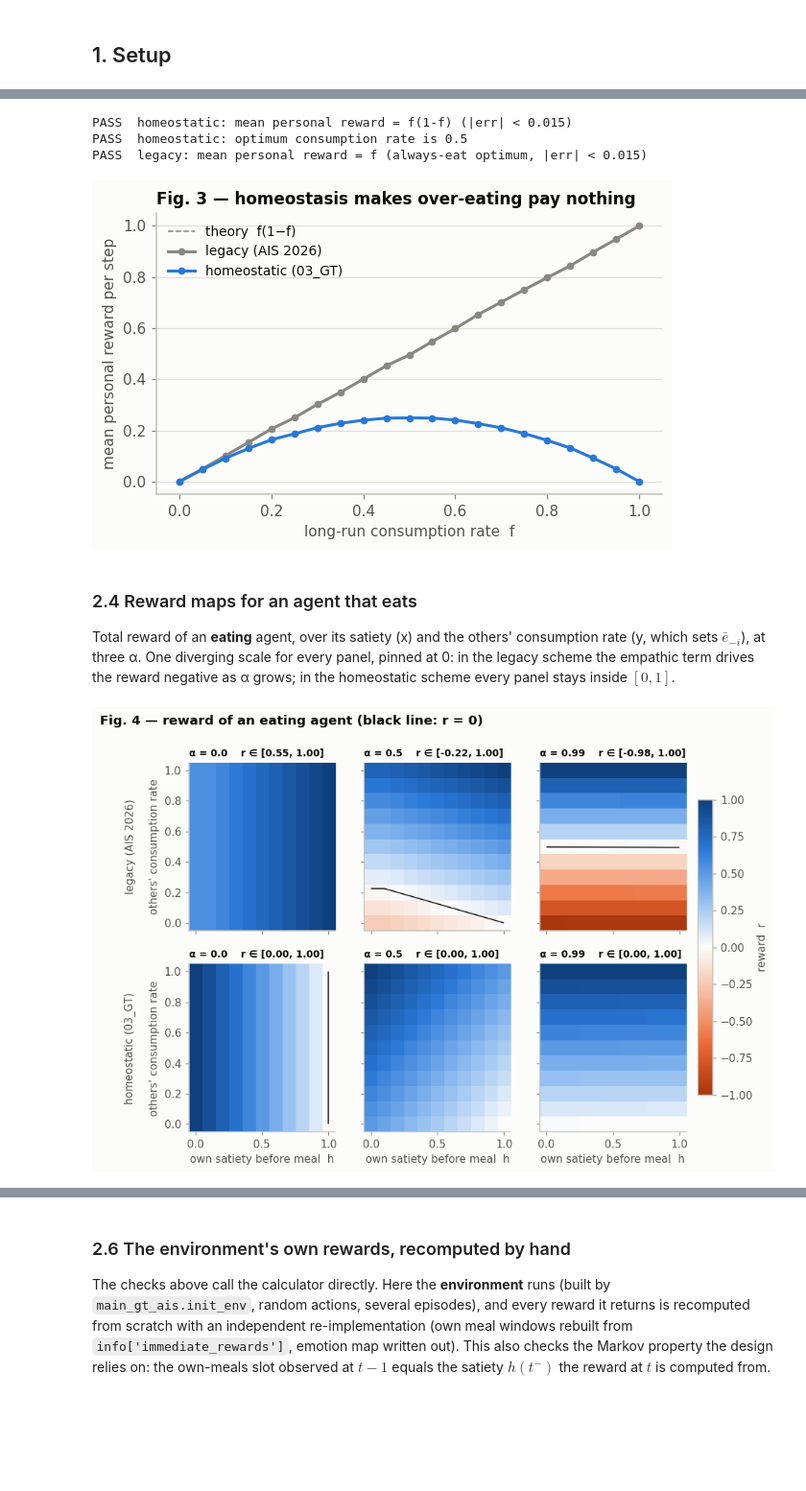
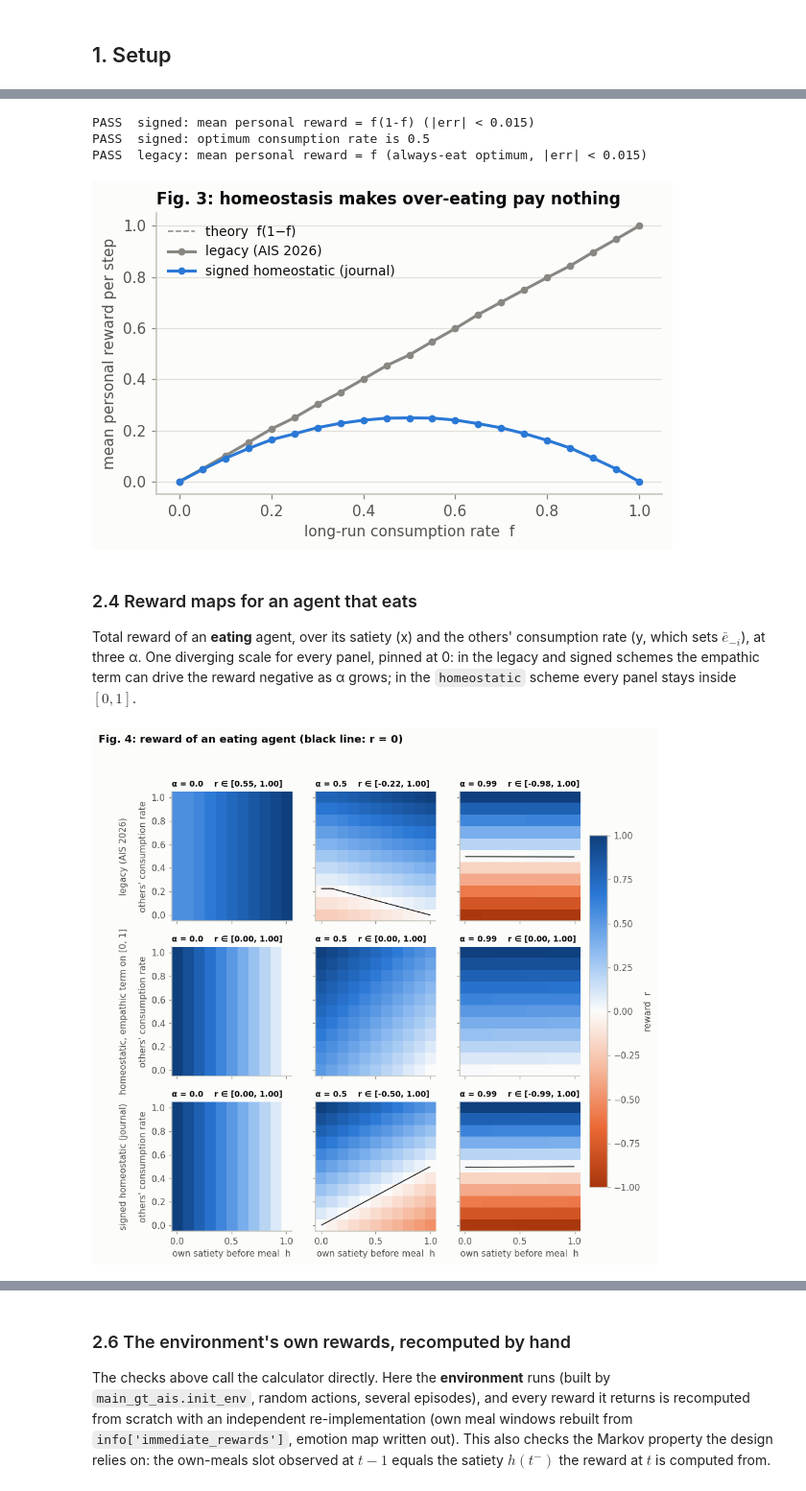
Before and after one commit to EvannR/ISIR, a Jupyter notebook: 03_GT/analysis/analysis_00_reward_observation_checks.ipynb, the cells around one changed output, grey strips where cells are left out. Shown at 96% size. Saved outputs shown, nothing was run; the diff lists cells and outputs as text; code cells hidden in the pictures; blank space fills up the shorter version.

```diff
--- a/03_GT/analysis/analysis_00_reward_observation_checks.ipynb
+++ b/03_GT/analysis/analysis_00_reward_observation_checks.ipynb
@@ -265,18 +255,22 @@ because the legacy history term depends on which meal leaves the window).
 # %%
 p_eat = (enum[(enum.alpha == 0) & (enum.others == 0) & (enum.meal == 1)]
          .groupby(["scheme", "h_before"]).personal.agg(["mean", "min", "max"]))
-p_abs = enum[(enum.scheme == "homeostatic") & (enum.meal == 0)].personal
+p_abs = enum[(enum.scheme == "homeostatic_signed") & (enum.meal == 0)].personal
 hs = np.round(np.arange(MEMORY_SIZE + 1) / MEMORY_SIZE, 10)
 
-ph = p_eat.loc["homeostatic"]
-check("2.2 orientation", "homeostatic: value of a meal = 1 - satiety before it (exact)",
+ph = p_eat.loc["homeostatic_signed"]
+check("2.2 orientation", "signed: value of a meal = 1 - satiety before it (exact)",
       np.allclose(ph["min"], 1 - ph.index) and np.allclose(ph["max"], 1 - ph.index))
-check("2.2 orientation", "homeostatic: value of a meal strictly decreasing in satiety",
+check("2.2 orientation", "signed: value of a meal strictly decreasing in satiety",
       (np.diff(ph["mean"].values) < 0).all())
-check("2.2 orientation", "homeostatic: abstaining yields personal term 0", (p_abs == 0).all())
+check("2.2 orientation", "signed: abstaining yields personal term 0", (p_abs == 0).all())
+check("2.2 orientation", "homeostatic and signed share the same personal term",
+      np.allclose(enum[enum.scheme == "homeostatic"].personal,
+                  enum[enum.scheme == "homeostatic_signed"].personal))
 
+SHOWN = ["legacy_ais2026", "homeostatic_signed"]     # the homeostatic curve is identical to the signed one
 fig, ax = plt.subplots(figsize=(5.6, 3.6))
-for s in SCHEMES:
+for s in SHOWN:
     d = p_eat.loc[s]
     ax.fill_between(d.index, d["min"], d["max"], color=SCHEME_COLOR[s], alpha=0.18, lw=0)
     ax.plot(d.index, d["mean"], color=SCHEME_COLOR[s], marker="o", ms=5)
@@ -286,7 +280,7 @@ ax.set_xlabel("satiety before the step  h  (share of meals in the last 10 steps)
 ax.set_ylabel("personal term when eating")
 ax.set_xlim(0, 1.45)
 ax.set_xticks(np.linspace(0, 1, 6))
-ax.set_title("Fig. 2 — the hungrier the agent, the more a meal is worth")
+ax.set_title("Fig. 2: the hungrier the agent, the more a meal is worth")
 fig.tight_layout()
 plt.show()
 # %% [output]
@@ -320,66 +315,67 @@ for f in rates:
         steady[s].append(acc[s] / n_steps)
 steady = pd.DataFrame(steady, index=rates)
 
-check("2.3 steady state", "homeostatic: mean personal reward = f(1-f) (|err| < 0.015)",
-      np.abs(steady.homeostatic - rates * (1 - rates)).max() < 0.015)
-check("2.3 steady state", "homeostatic: optimum consumption rate is 0.5",
-      abs(steady.homeostatic.idxmax() - 0.5) <= 0.05)
+check("2.3 steady state", "signed: mean personal reward = f(1-f) (|err| < 0.015)",
+      np.abs(steady.homeostatic_signed - rates * (1 - rates)).max() < 0.015)
+check("2.3 steady state", "signed: optimum consumption rate is 0.5",
+      abs(steady.homeostatic_signed.idxmax() - 0.5) <= 0.05)
 check("2.3 steady state", "legacy: mean personal reward = f (always-eat optimum, |err| < 0.015)",
       np.abs(steady.legacy_ais2026 - rates).max() < 0.015)
 
 fig, ax = plt.subplots(figsize=(5.6, 3.6))
 ff = np.linspace(0, 1, 200)
 ax.plot(ff, ff * (1 - ff), color=INK["muted"], lw=1, ls="--", label="theory  f(1−f)")
-for s in SCHEMES:
+for s in SHOWN:
     ax.plot(rates, steady[s], color=SCHEME_COLOR[s], marker="o", ms=4,
             label=SCHEME_LABEL[s])
 ax.set_xlabel("long-run consumption rate  f")
 ax.set_ylabel("mean personal reward per step")
-ax.set_title("Fig. 3 — homeostasis makes over-eating pay nothing")
+ax.set_title("Fig. 3: homeostasis makes over-eating pay nothing")
 ax.legend(loc="upper left")
 fig.tight_layout()
 plt.show()
 # %% [output]
-PASS  homeostatic: mean personal reward = f(1-f) (|err| < 0.015)
-PASS  homeostatic: optimum consumption rate is 0.5
+PASS  signed: mean personal reward = f(1-f) (|err| < 0.015)
+PASS  signed: optimum consumption rate is 0.5
 PASS  legacy: mean personal reward = f (always-eat optimum, |err| < 0.015)
-[figure, old version]
+[figure, new version]
 # %% [markdown]
 ### 2.4 Reward maps for an agent that eats
 
 Total reward of an **eating** agent, over its satiety (x) and the others' consumption
 rate (y, which sets $\bar e_{-i}$), at three α. One diverging scale for every panel,
-pinned at 0: in the legacy scheme the empathic term drives the reward negative as α
-grows; in the homeostatic scheme every panel stays inside $[0,1]$.
+pinned at 0: in the legacy and signed schemes the empathic term can drive the reward negative as α
+grows; in the `homeostatic` scheme every panel stays inside $[0,1]$.
 # %%
 show_alphas = [0.0, 0.5, 0.99]
 ks = np.arange(MEMORY_SIZE + 1)
-fig, axes = plt.subplots(2, 3, figsize=(10, 6.2), sharex=True, sharey=True)
+fig, axes = plt.subplots(len(SCHEMES), 3, figsize=(10, 9), sharex=True, sharey=True)
 for r_i, s in enumerate(SCHEMES):
     for c_i, a in enumerate(show_alphas):
         grid = np.empty((len(ks), len(ks)))
         for yi, ko in enumerate(ks):
             oth = others_at_rate(ko)
             for xi, kh in enumerate(ks):
                 me = agent_with([1] * kh + [0] * (MEMORY_SIZE - kh), 1)
                 grid[yi, xi] = calcs[(s, a)].calculate_rewards([me] + oth)[3][0]
         ax = axes[r_i, c_i]
         im = ax.imshow(grid, origin="lower", extent=(-0.05, 1.05, -0.05, 1.05),
                        cmap=REWARD_CMAP, norm=REWARD_NORM, aspect="auto")
-        cs = ax.contour(ks / MEMORY_SIZE, ks / MEMORY_SIZE, grid, levels=[0],
-                        colors=INK["primary"], linewidths=1)
+        if grid.min() < 0 < grid.max():
+            ax.contour(ks / MEMORY_SIZE, ks / MEMORY_SIZE, grid, levels=[0],
+                       colors=INK["primary"], linewidths=1)
         ax.grid(False)
         ax.set_title(f"α = {a}    r ∈ [{grid.min():.2f}, {grid.max():.2f}]", fontsize=9)
-        if r_i == 1:
+        if r_i == len(SCHEMES) - 1:
             ax.set_xlabel("own satiety before meal  h")
         if c_i == 0:
             ax.set_ylabel(f"{SCHEME_LABEL[s]}\n\nothers' consumption rate")
 cb = fig.colorbar(im, ax=axes, shrink=0.8, pad=0.02)
 cb.set_label("reward  r")
 cb.outline.set_edgecolor(INK["baseline"])
-fig.suptitle("Fig. 4 — reward of an eating agent (black line: r = 0)", x=0.01, ha="left",
+fig.suptitle("Fig. 4: reward of an eating agent (black line: r = 0)", x=0.01, ha="left",
              fontweight="semibold")
 plt.show()
 # %% [output]
-[figure, old version]
+[figure, new version]
 # %% [markdown]
```
Also changed, not shown: parts of 20 cells of this notebook, 1 other file.
